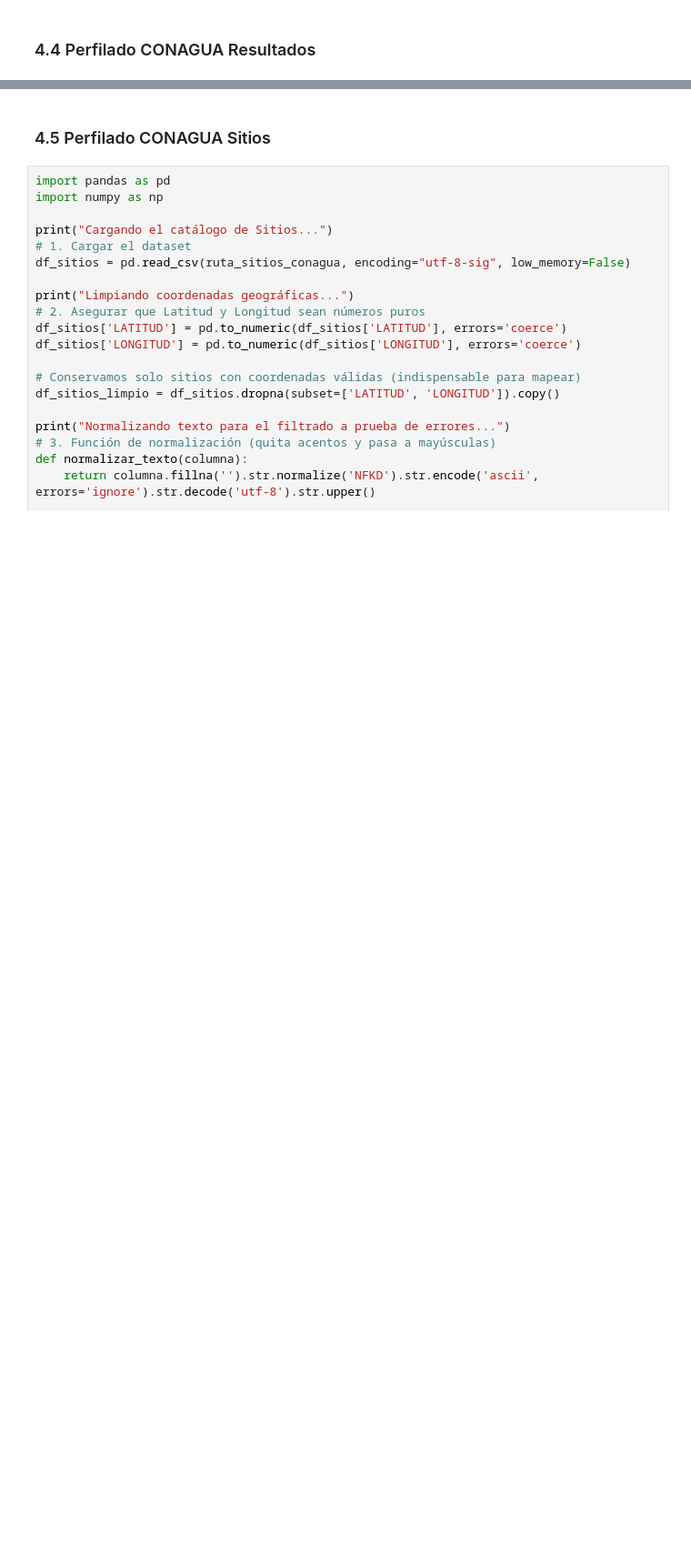
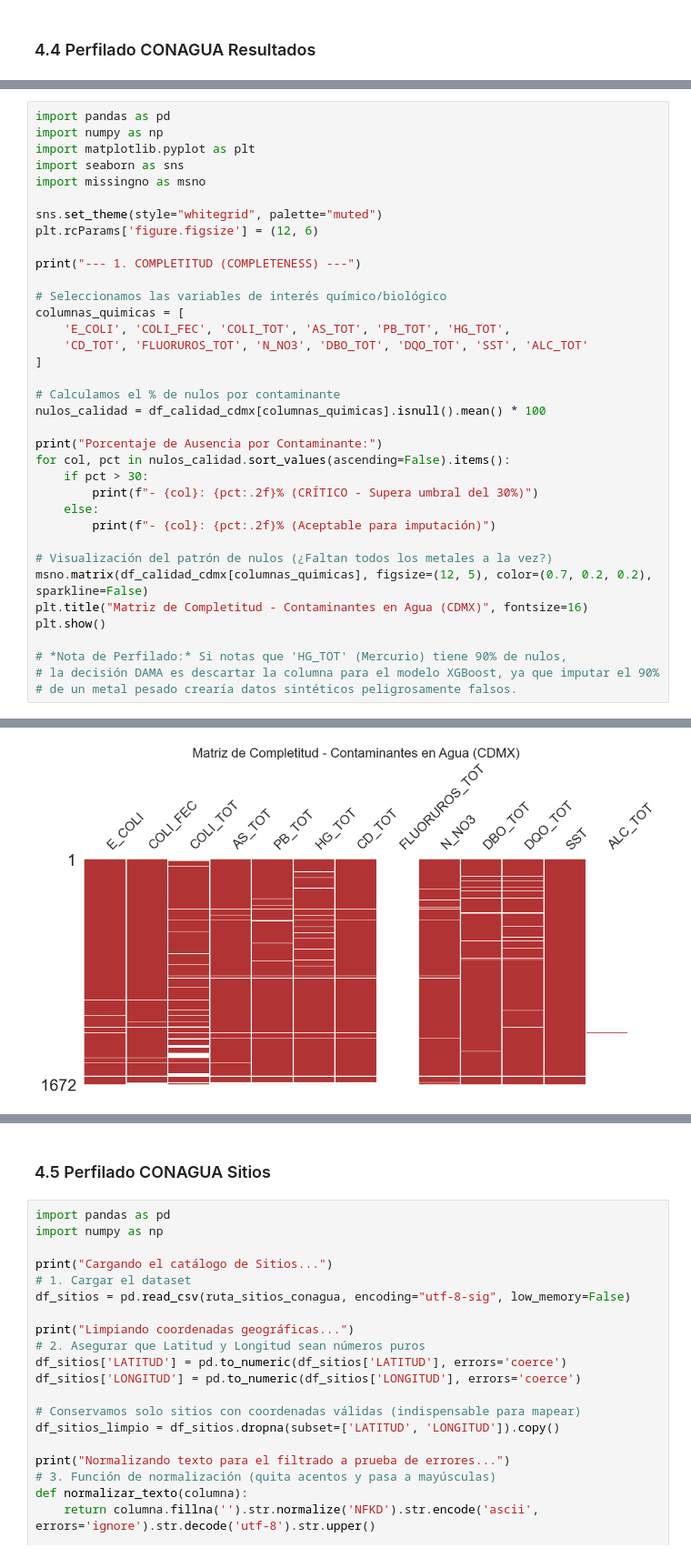
Before and after one commit to CarloKiliano/CalidadAgua_CDMX, a Jupyter notebook: notebooks/Perfilado.ipynb, the cells around one changed output, grey strips where cells are left out. Shown at 91% size. Saved outputs shown, nothing was run; the diff lists cells and outputs as text; blank space fills up the shorter version.

```diff
--- a/notebooks/Perfilado.ipynb
+++ b/notebooks/Perfilado.ipynb
@@ -865,3 +1010,40 @@ Seleccionando columnas críticas y limpiando mediciones...
 | 19355 | DLGUA1024 | DERIVADORA MARKAZUZA | LÉNTICO | MICHOACÁN DE OCAMPO | 20.32435 | -101.46089 | 41835 | ... |
 | 19356 | DLGUA1024 | DERIVADORA MARKAZUZA | LÉNTICO | MICHOACÁN DE OCAMPO | 20.32435 | -101.46089 | 42074 | ... |
 5 rows × 21 columns
+# %%
+import pandas as pd
+import numpy as np
+import matplotlib.pyplot as plt
+import seaborn as sns
+import missingno as msno
+
+sns.set_theme(style="whitegrid", palette="muted")
+plt.rcParams['figure.figsize'] = (12, 6)
+
+print("--- 1. COMPLETITUD (COMPLETENESS) ---")
+
+# Seleccionamos las variables de interés químico/biológico
+columnas_quimicas = [
+    'E_COLI', 'COLI_FEC', 'COLI_TOT', 'AS_TOT', 'PB_TOT', 'HG_TOT',
+    'CD_TOT', 'FLUORUROS_TOT', 'N_NO3', 'DBO_TOT', 'DQO_TOT', 'SST', 'ALC_TOT'
+]
+
+# Calculamos el % de nulos por contaminante
+nulos_calidad = df_calidad_cdmx[columnas_quimicas].isnull().mean() * 100
+
+print("Porcentaje de Ausencia por Contaminante:")
+for col, pct in nulos_calidad.sort_values(ascending=False).items():
+    if pct > 30:
+        print(f"- {col}: {pct:.2f}% (CRÍTICO - Supera umbral del 30%)")
+    else:
+        print(f"- {col}: {pct:.2f}% (Aceptable para imputación)")
+
+# Visualización del patrón de nulos (¿Faltan todos los metales a la vez?)
+msno.matrix(df_calidad_cdmx[columnas_quimicas], figsize=(12, 5), color=(0.7, 0.2, 0.2), sparkline=False)
+plt.title("Matriz de Completitud - Contaminantes en Agua (CDMX)", fontsize=16)
+plt.show()
+
+# *Nota de Perfilado:* Si notas que 'HG_TOT' (Mercurio) tiene 90% de nulos,
+# la decisión DAMA es descartar la columna para el modelo XGBoost, ya que imputar el 90%
+# de un metal pesado crearía datos sintéticos peligrosamente falsos.
+# %% [output]
@@ -867,0 +1065 @@ Seleccionando columnas críticas y limpiando mediciones...
+[figure, added]
```
Also changed, not shown: parts of 18 cells of this notebook.
